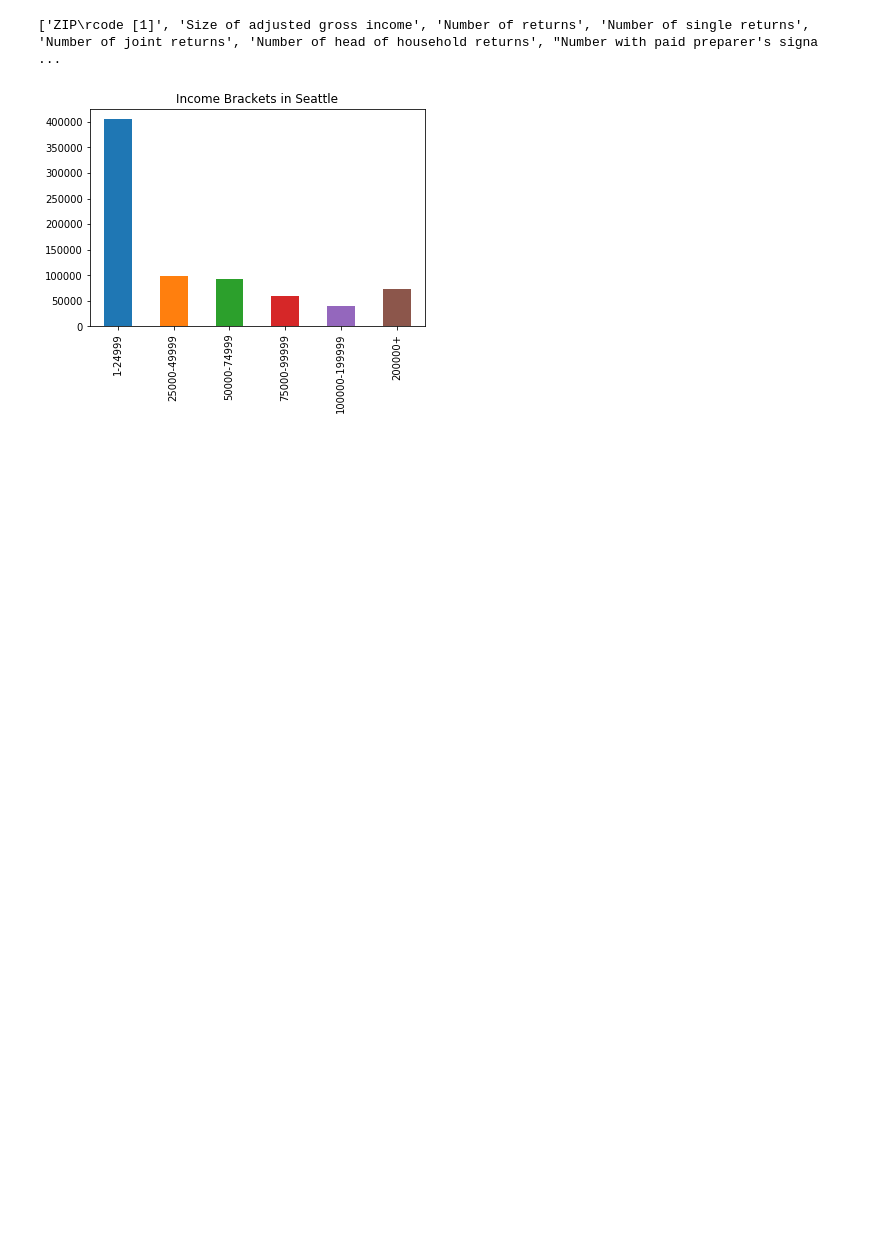
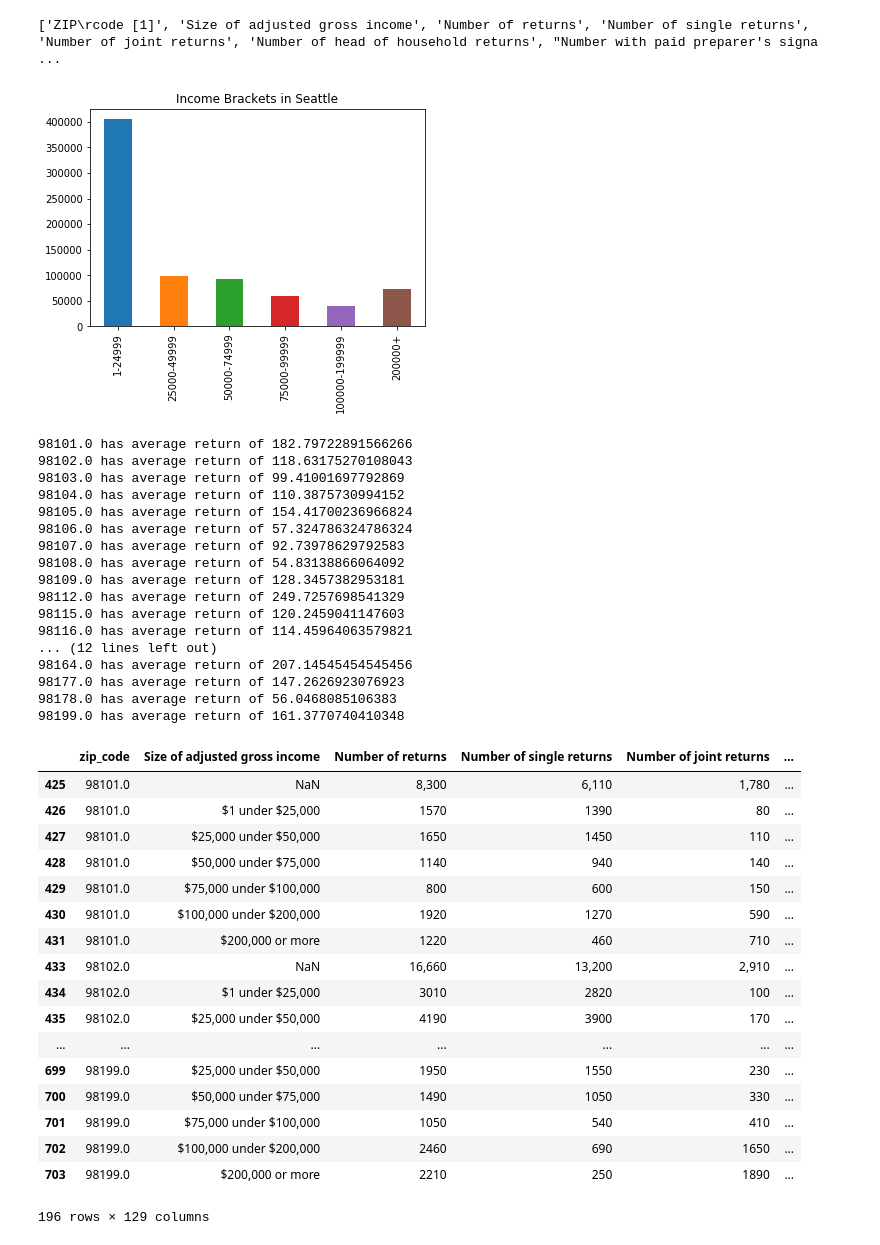
Before and after one commit to info370/project-dataseyance, a Jupyter notebook: Exploring Income brackets.ipynb, the cells around one changed output. Drawn from its saved outputs; the diff is of its cells as text; code cells hidden in the pictures; blank space fills up the shorter version.

Commit message:
kyle is killin it

```diff
--- a/Exploring Income brackets.ipynb
+++ b/Exploring Income brackets.ipynb
@@ -70,3 +70,60 @@ plt.title("Income Brackets in Seattle")
 plt.show()
 # %% [output]
 [figure]
+# %%
+# Kyle does some crazy shit.
+income_brackets2015 = pd.read_csv("./datasets/income_bracket_wa copy_cleaned.csv")
+income_brackets2015 = income_brackets2015.rename(columns={'ZIP\rcode [1]': 'zip_code',
+                                                          'Total income': 'returns',
+                                                          'Unnamed: 18': 'total_income'})
+seattle_zips = [98101, 98102, 98103, 98104, 98105, 98106, 98107, 98108, 98109, 98112, 98115,
+         98116, 98117, 98118, 98119, 98121, 98122, 98125, 98126, 98133, 98134, 98136,
+         98144, 98146, 98154, 98164, 98174, 98177, 98178, 98195, 98199]
+seattle_income_brackets = income_brackets2015[income_brackets2015["zip_code"].isin(seattle_zips)]
+row_iterator = seattle_income_brackets.iterrows()
+for i, row in row_iterator:
+    if (i % 8 == 1):
+        total_income = int(row["total_income"].replace(',', ''))
+        returns = int(row["returns"].replace(',', ''))
+
+        average_income_per_return = total_income / returns
+        print(str(row["zip_code"]) + " has average return of " + str(average_income_per_return))
+seattle_income_brackets
+
+print("kyle is sexy af and his data science skills are passable")
+# %% [output]
+98101.0 has average return of 182.79722891566266
+98102.0 has average return of 118.63175270108043
+98103.0 has average return of 99.41001697792869
+98104.0 has average return of 110.3875730994152
+98105.0 has average return of 154.41700236966824
+98106.0 has average return of 57.324786324786324
+98107.0 has average return of 92.73978629792583
+98108.0 has average return of 54.83138866064092
+98109.0 has average return of 128.3457382953181
+98112.0 has average return of 249.7257698541329
+98115.0 has average return of 120.2459041147603
+98116.0 has average return of 114.45964063579821
+... (12 lines left out)
+98164.0 has average return of 207.14545454545456
+98177.0 has average return of 147.2626923076923
+98178.0 has average return of 56.0468085106383
+98199.0 has average return of 161.3770740410348
+|  | zip_code | Size of adjusted gross income | Number of returns | Number of single returns | Number of joint returns | ... |
+| 425 | 98101.0 | NaN | 8,300 | 6,110 | 1,780 | ... |
+| 426 | 98101.0 | $1 under $25,000 | 1570 | 1390 | 80 | ... |
+| 427 | 98101.0 | $25,000 under $50,000 | 1650 | 1450 | 110 | ... |
+| 428 | 98101.0 | $50,000 under $75,000 | 1140 | 940 | 140 | ... |
+| 429 | 98101.0 | $75,000 under $100,000 | 800 | 600 | 150 | ... |
+| 430 | 98101.0 | $100,000 under $200,000 | 1920 | 1270 | 590 | ... |
+| 431 | 98101.0 | $200,000 or more | 1220 | 460 | 710 | ... |
+| 433 | 98102.0 | NaN | 16,660 | 13,200 | 2,910 | ... |
+| 434 | 98102.0 | $1 under $25,000 | 3010 | 2820 | 100 | ... |
+| 435 | 98102.0 | $25,000 under $50,000 | 4190 | 3900 | 170 | ... |
+| ... | ... | ... | ... | ... | ... | ... |
+| 699 | 98199.0 | $25,000 under $50,000 | 1950 | 1550 | 230 | ... |
+| 700 | 98199.0 | $50,000 under $75,000 | 1490 | 1050 | 330 | ... |
+| 701 | 98199.0 | $75,000 under $100,000 | 1050 | 540 | 410 | ... |
+| 702 | 98199.0 | $100,000 under $200,000 | 2460 | 690 | 1650 | ... |
+| 703 | 98199.0 | $200,000 or more | 2210 | 250 | 1890 | ... |
+196 rows × 129 columns
```
Also changed, not shown: parts of 1 cell of this notebook, 3 other files.
